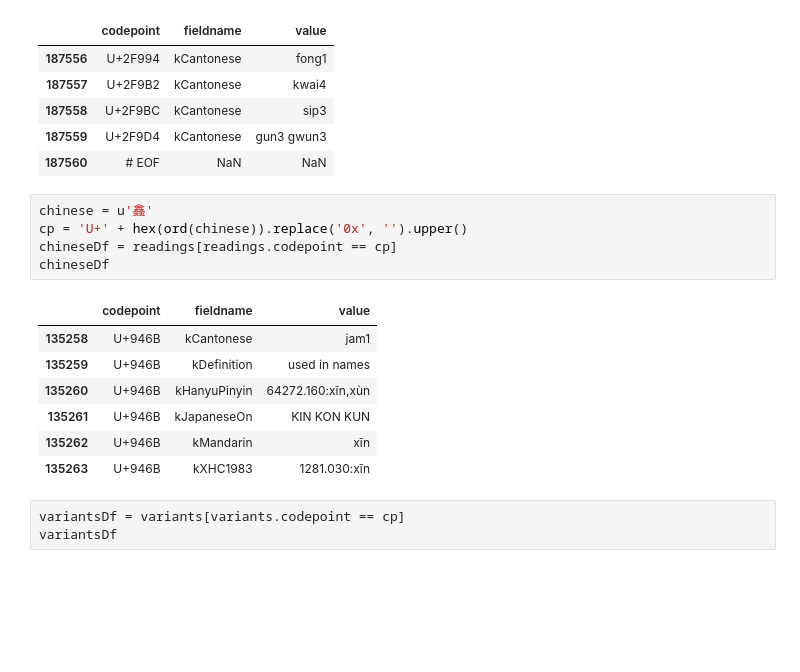
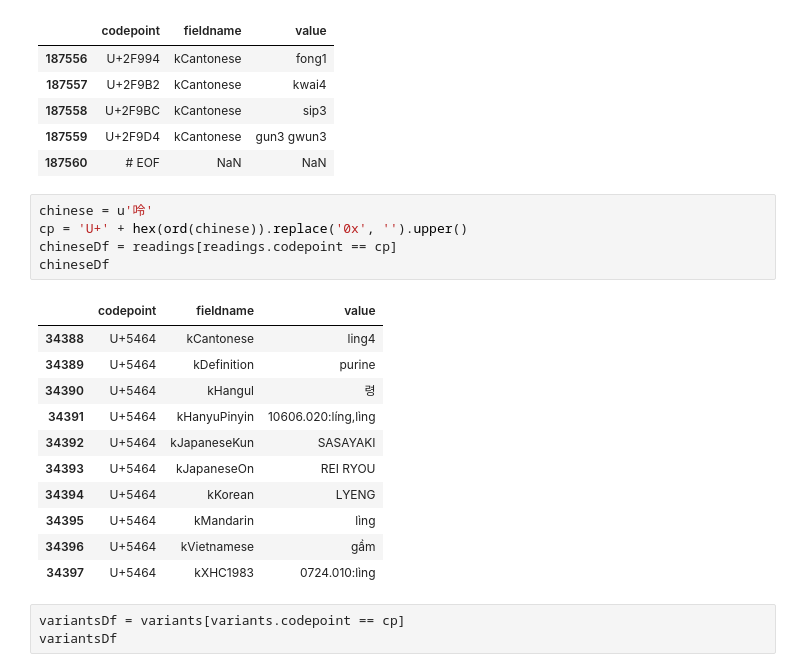
Before and after one commit to alexamies/chinesenotes.com, a Jupyter notebook: python/unihan.ipynb, the cells around one changed output. Cells and saved outputs as stored; diff of their text form; blank space fills up the shorter version.

```diff
--- a/python/unihan.ipynb
+++ b/python/unihan.ipynb
@@ -32,18 +32,22 @@ readings.tail()
 | 187559 | U+2F9D4 | kCantonese | gun3 gwun3 |
 | 187560 | # EOF | NaN | NaN |
 # %%
-chinese = u'鑫'
+chinese = u'呤'
 cp = 'U+' + hex(ord(chinese)).replace('0x', '').upper()
 chineseDf = readings[readings.codepoint == cp]
 chineseDf
 # %% [output]
 |  | codepoint | fieldname | value |
-| 135258 | U+946B | kCantonese | jam1 |
-| 135259 | U+946B | kDefinition | used in names |
-| 135260 | U+946B | kHanyuPinyin | 64272.160:xīn,xùn |
-| 135261 | U+946B | kJapaneseOn | KIN KON KUN |
-| 135262 | U+946B | kMandarin | xīn |
-| 135263 | U+946B | kXHC1983 | 1281.030:xīn |
+| 34388 | U+5464 | kCantonese | ling4 |
+| 34389 | U+5464 | kDefinition | purine |
+| 34390 | U+5464 | kHangul | 령 |
+| 34391 | U+5464 | kHanyuPinyin | 10606.020:líng,lìng |
+| 34392 | U+5464 | kJapaneseKun | SASAYAKI |
+| 34393 | U+5464 | kJapaneseOn | REI RYOU |
+| 34394 | U+5464 | kKorean | LYENG |
+| 34395 | U+5464 | kMandarin | lìng |
+| 34396 | U+5464 | kVietnamese | gầm |
+| 34397 | U+5464 | kXHC1983 | 0724.010:lìng |
 # %%
 variantsDf = variants[variants.codepoint == cp]
 variantsDf
```
Also changed, not shown: parts of 9 cells of this notebook, 3 other files.
